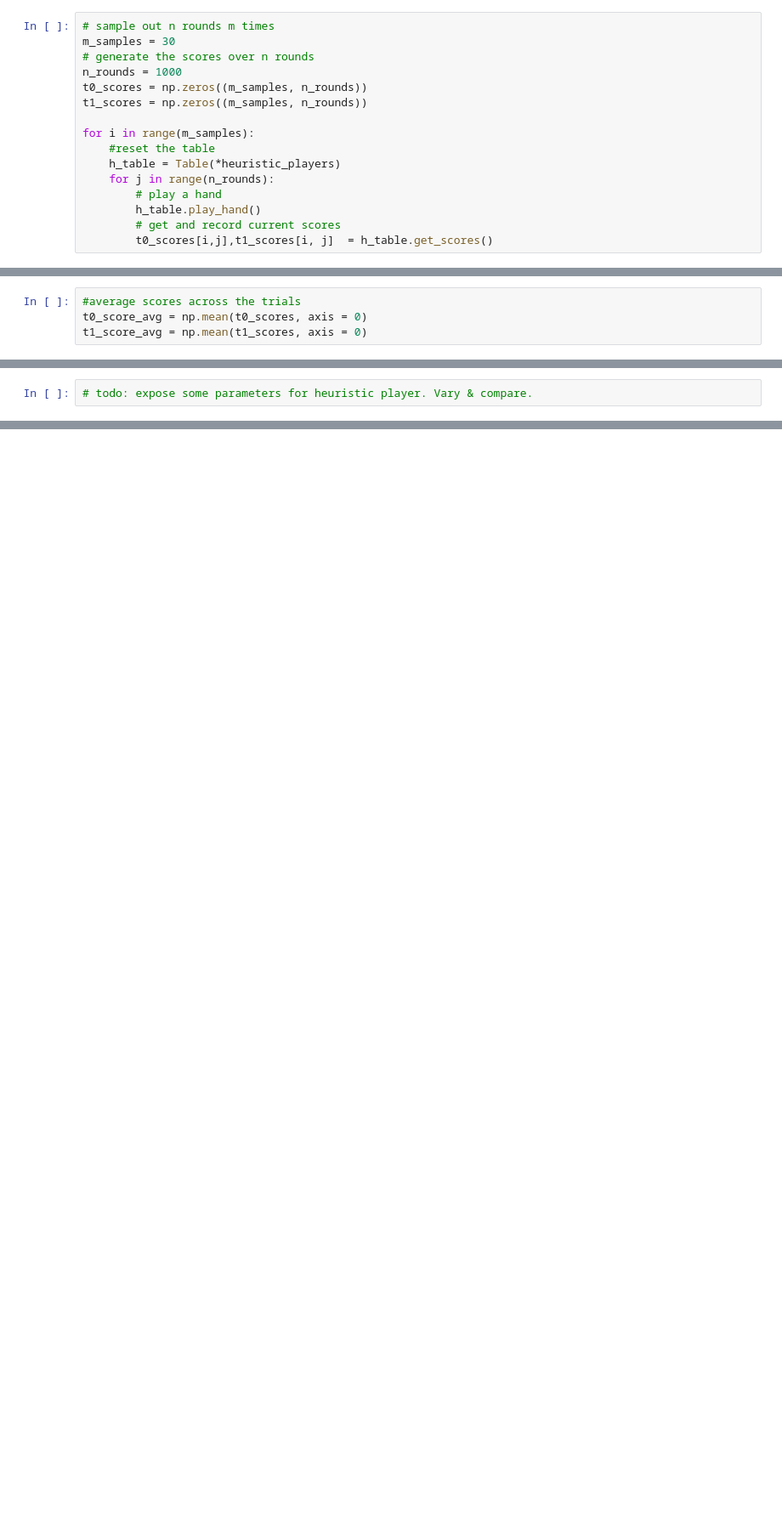
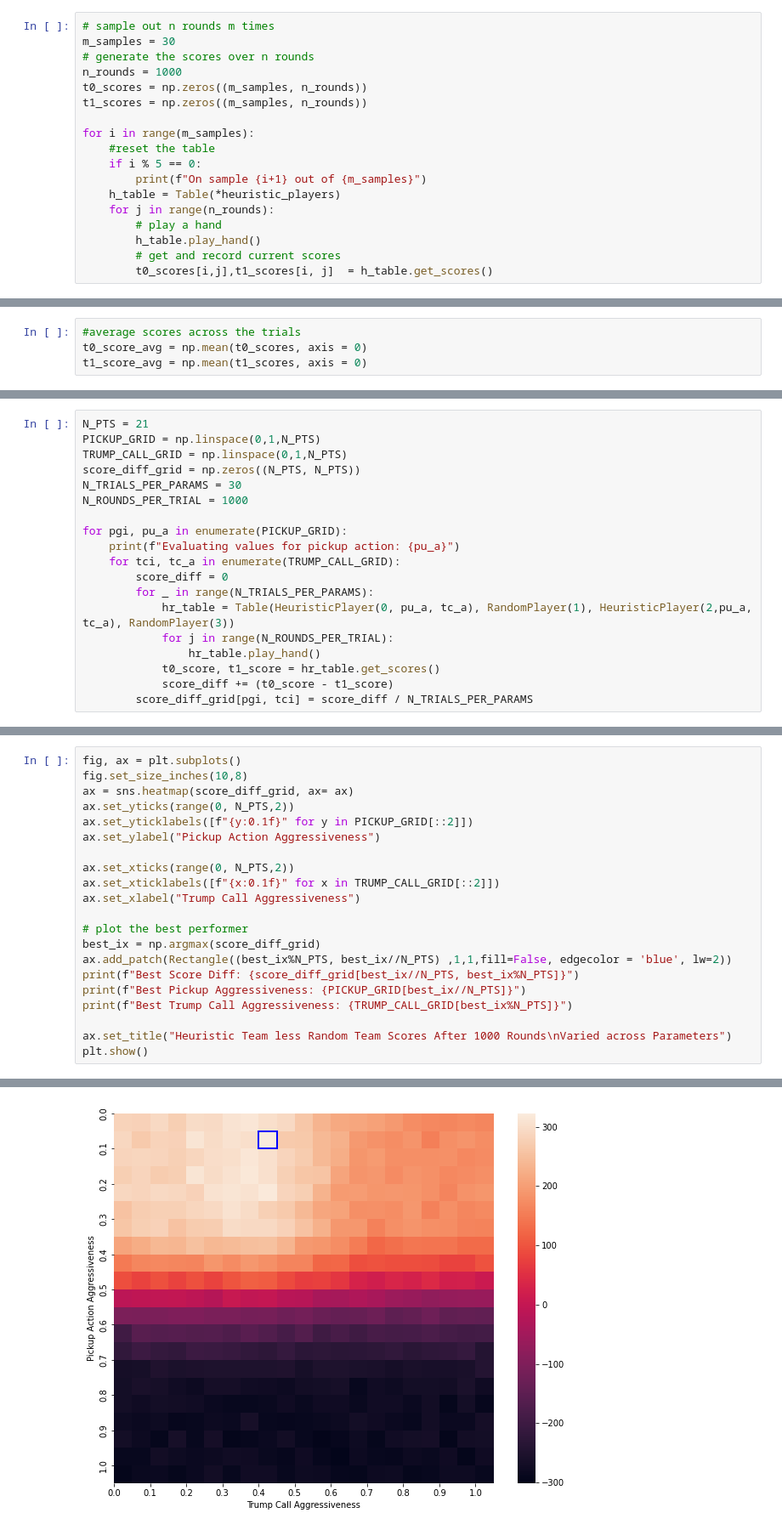
Before and after one commit to LiamABailey/echre-learner, a Jupyter notebook: analyses/heuristic_player_exploration.ipynb, the cells around one changed output, grey strips where cells are left out. Shown at 85% size. Drawn from its saved outputs; the diff is of its cells as text; blank space fills up the shorter version.

Commit message:
Completed exploration of parameters for heuristic player, relative to a team of random players, and to a team of heuristic players with fixed parameters

```diff
--- a/analyses/heuristic_player_exploration.ipynb
+++ b/analyses/heuristic_player_exploration.ipynb
@@ -36,6 +38,8 @@ t1_scores = np.zeros((m_samples, n_rounds))
 
 for i in range(m_samples):
     #reset the table
+    if i % 5 == 0:
+        print(f"On sample {i+1} out of {m_samples}")
     h_table = Table(*heuristic_players)
     for j in range(n_rounds):
         # play a hand
@@ -117,2 +130,19 @@ Above, we can see that the heuristic team scores nearly 1.5:1 points over the ra
 # %%
-# todo: expose some parameters for heuristic player. Vary & compare.
+N_PTS = 21
+PICKUP_GRID = np.linspace(0,1,N_PTS)
+TRUMP_CALL_GRID = np.linspace(0,1,N_PTS)
+score_diff_grid = np.zeros((N_PTS, N_PTS))
+N_TRIALS_PER_PARAMS = 30
+N_ROUNDS_PER_TRIAL = 1000
+
+for pgi, pu_a in enumerate(PICKUP_GRID):
+    print(f"Evaluating values for pickup action: {pu_a}")
+    for tci, tc_a in enumerate(TRUMP_CALL_GRID):
+        score_diff = 0
+        for _ in range(N_TRIALS_PER_PARAMS):
+            hr_table = Table(HeuristicPlayer(0, pu_a, tc_a), RandomPlayer(1), HeuristicPlayer(2,pu_a, tc_a), RandomPlayer(3))
+            for j in range(N_ROUNDS_PER_TRIAL):
+                hr_table.play_hand()
+            t0_score, t1_score = hr_table.get_scores()
+            score_diff += (t0_score - t1_score)
+        score_diff_grid[pgi, tci] = score_diff / N_TRIALS_PER_PARAMS
@@ -118,0 +167,22 @@ Above, we can see that the heuristic team scores nearly 1.5:1 points over the ra
+# %%
+fig, ax = plt.subplots()
+fig.set_size_inches(10,8)
+ax = sns.heatmap(score_diff_grid, ax= ax)
+ax.set_yticks(range(0, N_PTS,2))
+ax.set_yticklabels([f"{y:0.1f}" for y in PICKUP_GRID[::2]])
+ax.set_ylabel("Pickup Action Aggressiveness")
+
+ax.set_xticks(range(0, N_PTS,2))
+ax.set_xticklabels([f"{x:0.1f}" for x in TRUMP_CALL_GRID[::2]])
+ax.set_xlabel("Trump Call Aggressiveness")
+
+# plot the best performer
+best_ix = np.argmax(score_diff_grid)
+ax.add_patch(Rectangle((best_ix%N_PTS, best_ix//N_PTS) ,1,1,fill=False, edgecolor = 'blue', lw=2))
+print(f"Best Score Diff: {score_diff_grid[best_ix//N_PTS, best_ix%N_PTS]}")
+print(f"Best Pickup Aggressiveness: {PICKUP_GRID[best_ix//N_PTS]}")
+print(f"Best Trump Call Aggressiveness: {TRUMP_CALL_GRID[best_ix%N_PTS]}")
+
+ax.set_title("Heuristic Team less Random Team Scores After 1000 Rounds\nVaried across Parameters")
+plt.show()
+# %% [output]
@@ -118,0 +192 @@ Above, we can see that the heuristic team scores nearly 1.5:1 points over the ra
+[figure, added]
```
Also changed, not shown: parts of 11 cells of this notebook, 1 other file.
